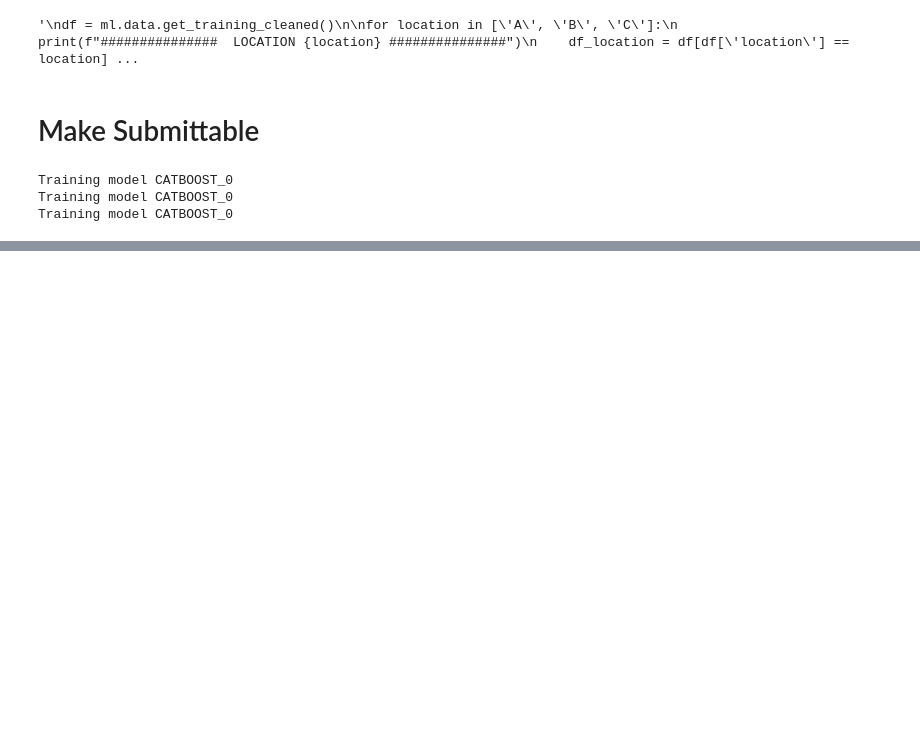
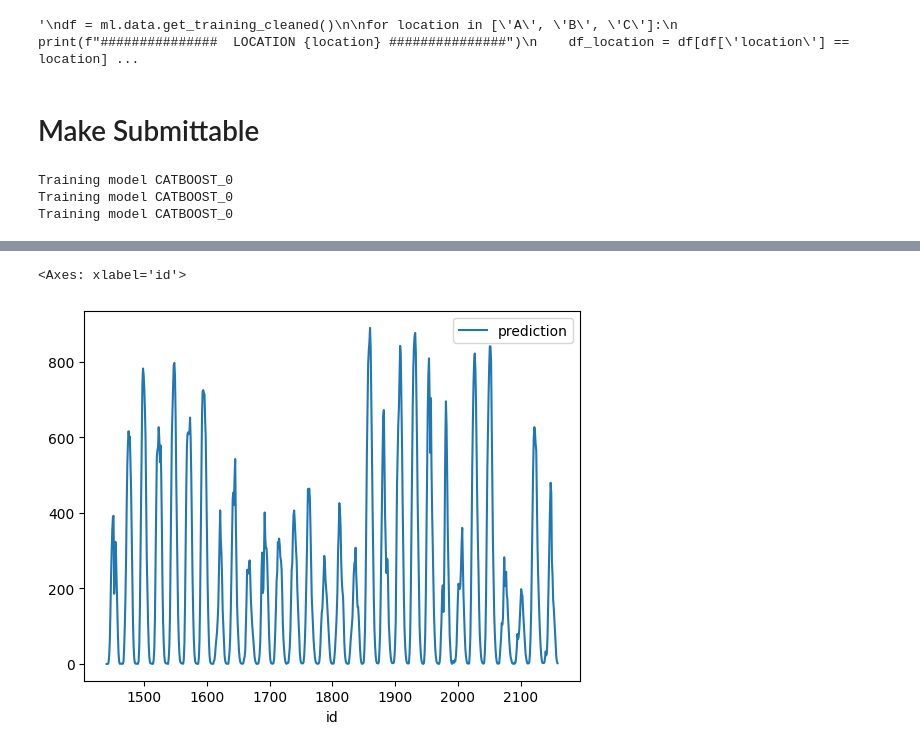
Before and after one commit to jacob-a-worsoe/stabekk, a Jupyter notebook: cat_short_notebook.ipynb, the cells around one changed output, grey strips where cells are left out. Drawn from its saved outputs; the diff is of its cells as text; code cells hidden in the pictures; blank space fills up the shorter version.

```diff
--- a/cat_short_notebook.ipynb
+++ b/cat_short_notebook.ipynb
@@ -549,0 +703,6 @@ Training model CATBOOST_0
+# %%
+df_out = pd.read_csv('./submissions/CatComposite_new_features_x20_lr0.03_iters8000_nothing_random.csv')
+df_out[(df_out['id'] >= 1440)].plot(x='id', y='prediction')
+# %% [output]
+<Axes: xlabel='id'>
+[figure, added]
```
Also changed, not shown: parts of 9 cells of this notebook.
